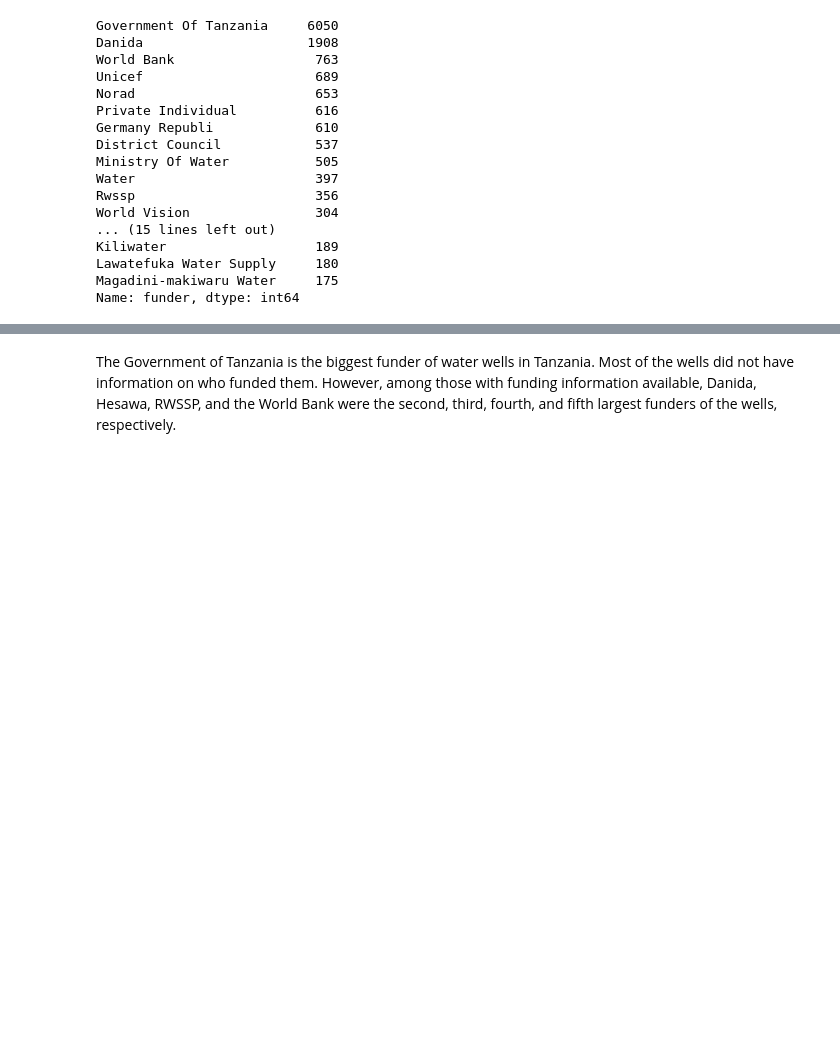
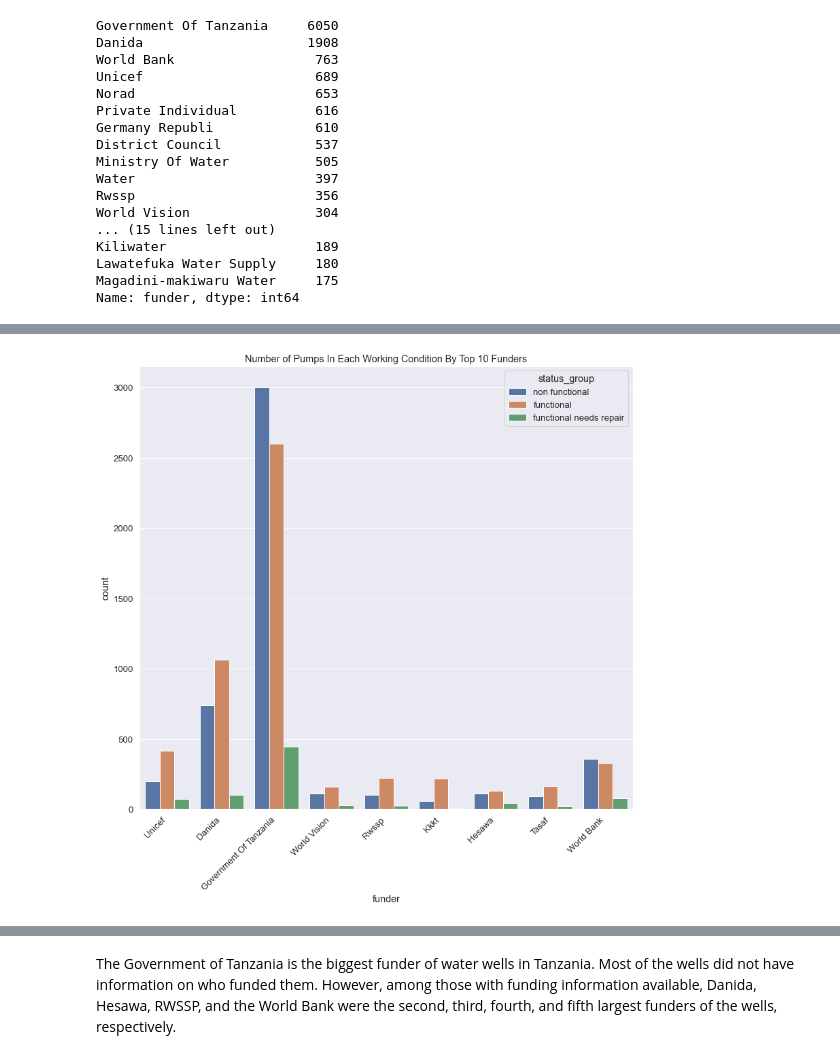
Before and after one commit to LynnsBaraka/tanzania-water-wells, a Jupyter notebook: index.ipynb, the cells around one changed output, grey strips where cells are left out. Drawn from its saved outputs; the diff is of its cells as text; code cells hidden in the pictures; blank space fills up the shorter version.

```diff
--- a/index.ipynb
+++ b/index.ipynb
@@ -435,0 +401,23 @@ plt.show()
+# %%
+import matplotlib.pyplot as plt
+import seaborn as sns
+
+# List of top 10 funders
+top_funders = ['Government Of Tanzania', 'Missing', 'Danida', 'Hesawa', 'Rwssp', 'World Bank',
+               'Kkkt', 'World Vision', 'Unicef', 'Tasaf']
+
+# Merge training_set_values and training_set_labels
+merged_df = pd.merge(training_set_values, training_set_labels, on="id", how="inner")
+
+
+# Filter the merged DataFrame to include only the top 10 funders
+merged_df_top_funders = merged_df[merged_df['funder'].isin(top_funders)]
+
+# Plot the filtered data
+plt.figure(figsize=(13, 12))
+ax = sns.countplot(x='funder', hue='status_group', data=merged_df_top_funders)
+ax.set_xticklabels(ax.get_xticklabels(), rotation=45, ha='right')  # Rotate the x-axis labels for better readability
+plt.title('Number of Pumps In Each Working Condition By Top 10 Funders')
+plt.show()
+# %% [output]
+[figure, added]
```
Also changed, not shown: parts of 85 cells of this notebook.
